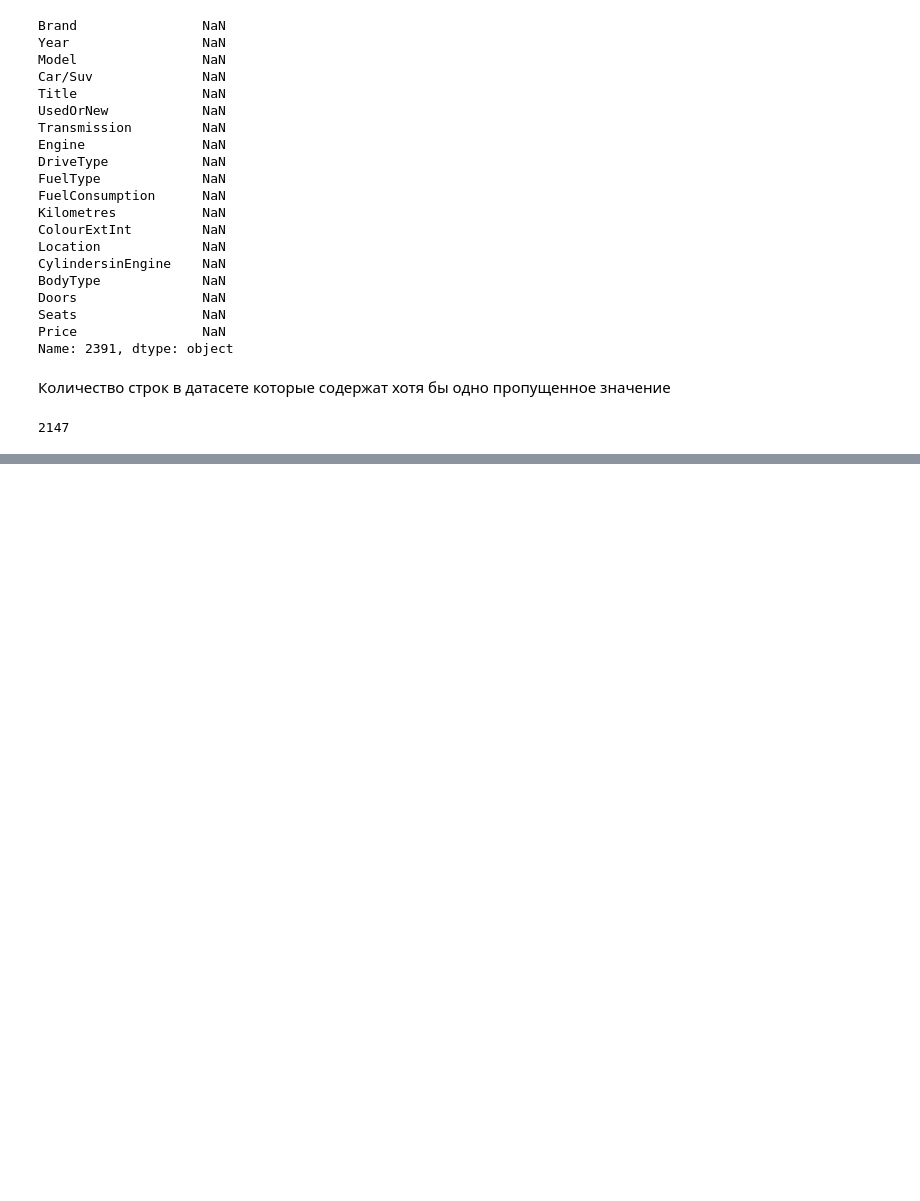
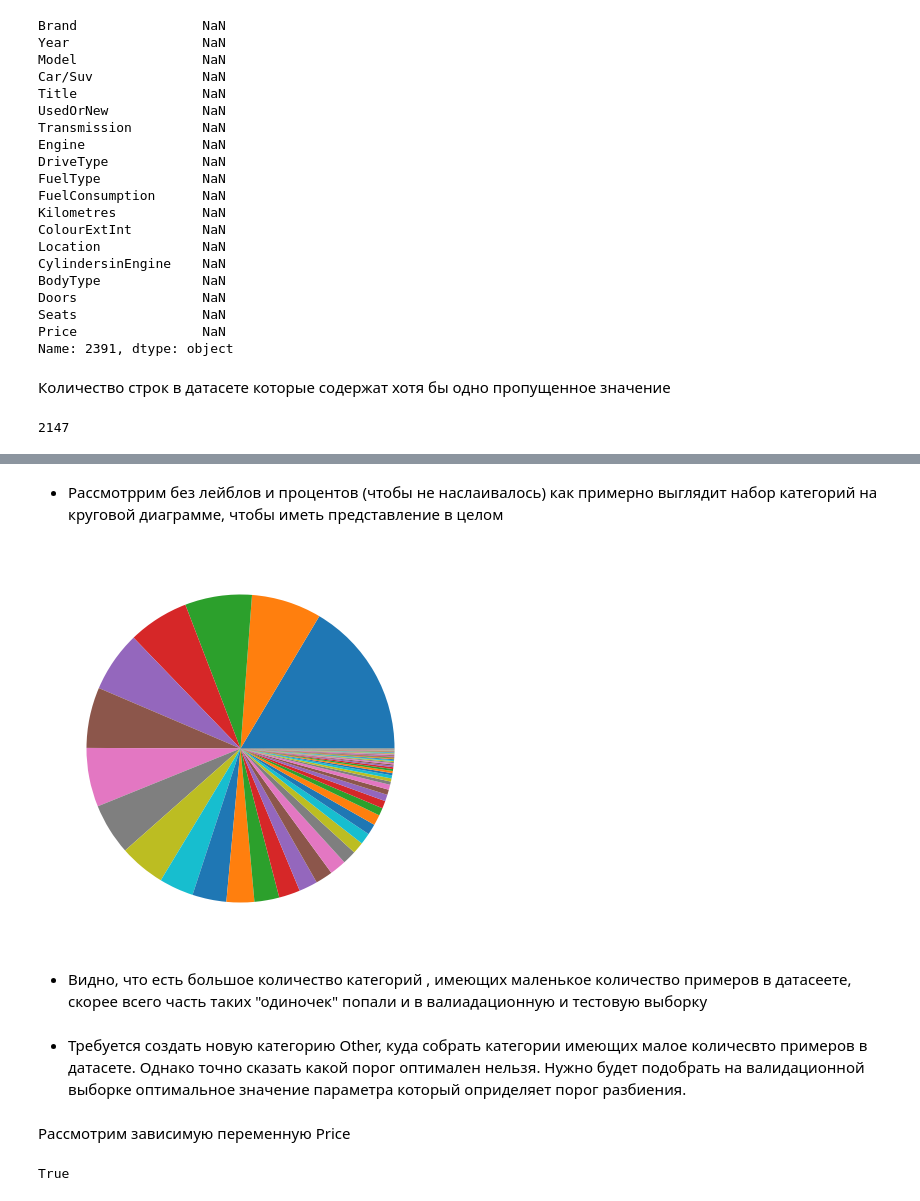
Before and after one commit to dmitryburn/workshop3, a Jupyter notebook: code/Car_price.ipynb, the cells around one changed output, grey strips where cells are left out. Cells and saved outputs as stored; diff of their text form; code cells hidden in the pictures; blank space fills up the shorter version.

Commit message:
Add EDA for variables: Brand Year Model Car/Suv UsedOrNew FuelType BodyType Transmission

```diff
--- a/code/Car_price.ipynb
+++ b/code/Car_price.ipynb
@@ -140,0 +149,4 @@ df[df.isna().sum(axis=1) > 0].shape[0]
+# %%
+RANDOM_STATE = 42
+# %%
+train_df, test_df = train_test_split(df, test_size=0.2, random_state=RANDOM_STATE)
@@ -140,0 +167,3 @@ df[df.isna().sum(axis=1) > 0].shape[0]
+# %%
+brand_counts = train_df.Brand.value_counts()
+brand_counts
@@ -140,0 +184,18 @@ df[df.isna().sum(axis=1) > 0].shape[0]
+# %% [markdown]
+- Рассмотррим без лейблов и процентов (чтобы не наслаивалось)  как примерно выглядит набор категорий на круговой диаграмме, чтобы иметь представление в целом
+# %%
+plt.figure(figsize=(15,5))
+plt.pie(brand_counts)
+plt.show()
+# %% [output]
+[figure, added]
+# %% [markdown]
+- Видно, что есть большое количество категорий , имеющих маленькое количество примеров в датасеете, скорее всего часть таких "одиночек" попали и в валиадационную и тестовую выборку
+# %% [markdown]
+- Требуется создать новую категорию Other, куда собрать категории имеющих малое количесвто примеров в датасете. Однако точно сказать какой порог оптимален нельзя. Нужно будет подобрать на валидационной выборке оптимальное значение параметра который оприделяет порог разбиения.
+# %% [markdown]
+Рассмотрим зависимую переменную Price
+# %%
+train_df.Price.isna().any()
+# %% [output]
+True
```
Also changed, not shown: parts of 59 cells of this notebook.
